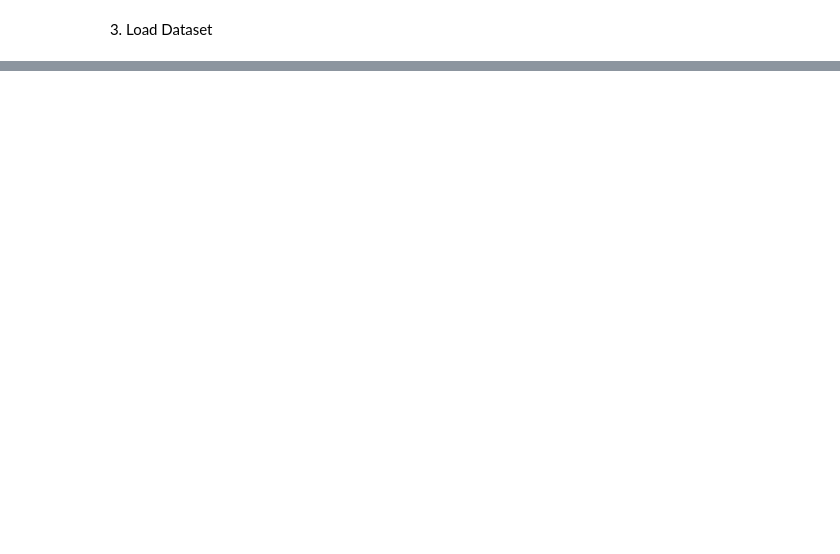
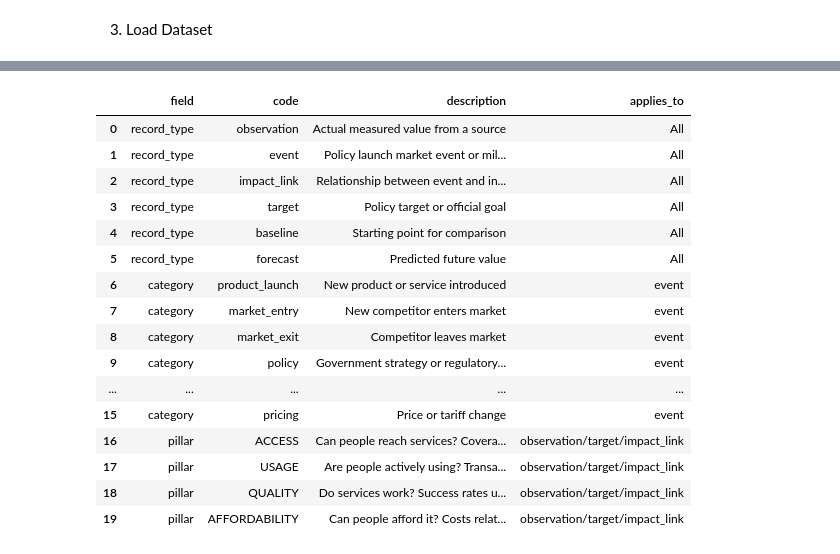
Before and after one commit to Lalisecf/ethiopia-fi-forecast-week11, a Jupyter notebook: notebooks/task1_data_exploration.ipynb, the cells around one changed output, grey strips where cells are left out. Drawn from its saved outputs; the diff is of its cells as text; code cells hidden in the pictures; blank space fills up the shorter version.

```diff
--- a/notebooks/task1_data_exploration.ipynb
+++ b/notebooks/task1_data_exploration.ipynb
@@ -38,0 +178,20 @@ print(reference.shape)
+# %%
+reference.head(20)
+# %% [output]
+|  | field | code | description | applies_to |
+| 0 | record_type | observation | Actual measured value from a source | All |
+| 1 | record_type | event | Policy launch market event or mil... | All |
+| 2 | record_type | impact_link | Relationship between event and in... | All |
+| 3 | record_type | target | Policy target or official goal | All |
+| 4 | record_type | baseline | Starting point for comparison | All |
+| 5 | record_type | forecast | Predicted future value | All |
+| 6 | category | product_launch | New product or service introduced | event |
+| 7 | category | market_entry | New competitor enters market | event |
+| 8 | category | market_exit | Competitor leaves market | event |
+| 9 | category | policy | Government strategy or regulatory... | event |
+| ... | ... | ... | ... | ... |
+| 15 | category | pricing | Price or tariff change | event |
+| 16 | pillar | ACCESS | Can people reach services? Covera... | observation/target/impact_link |
+| 17 | pillar | USAGE | Are people actively using? Transa... | observation/target/impact_link |
+| 18 | pillar | QUALITY | Do services work? Success rates u... | observation/target/impact_link |
+| 19 | pillar | AFFORDABILITY | Can people afford it? Costs relat... | observation/target/impact_link |
```
Also changed, not shown: parts of 16 cells of this notebook.
